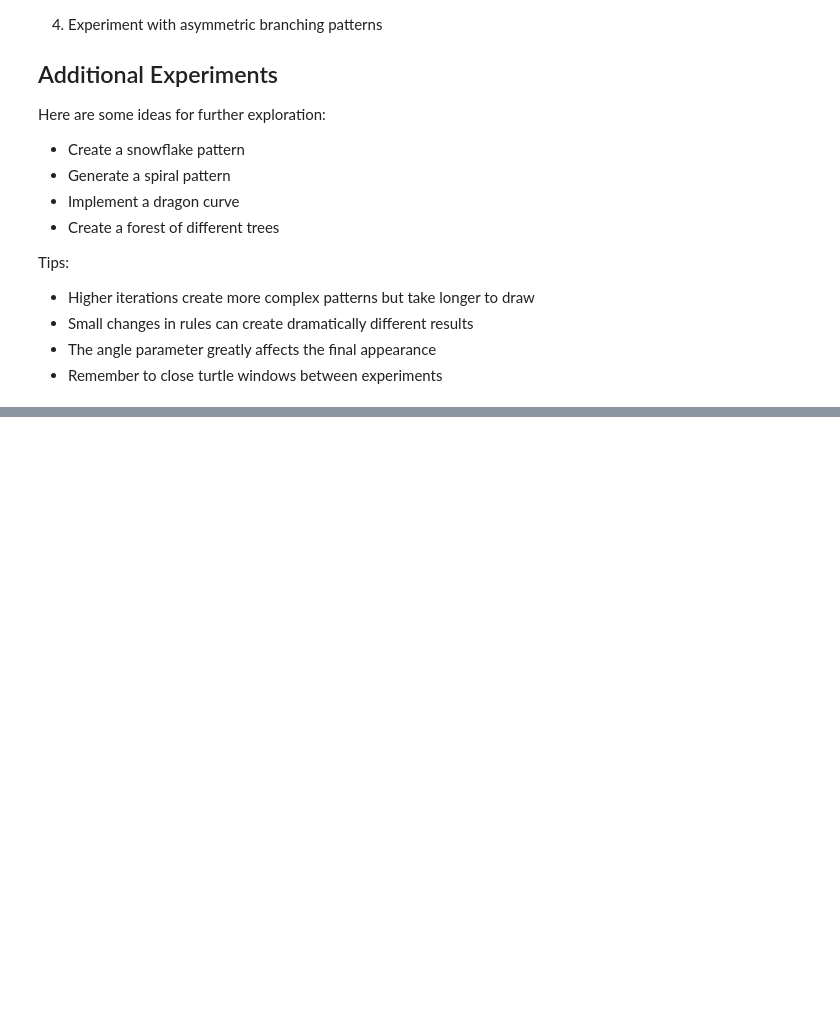
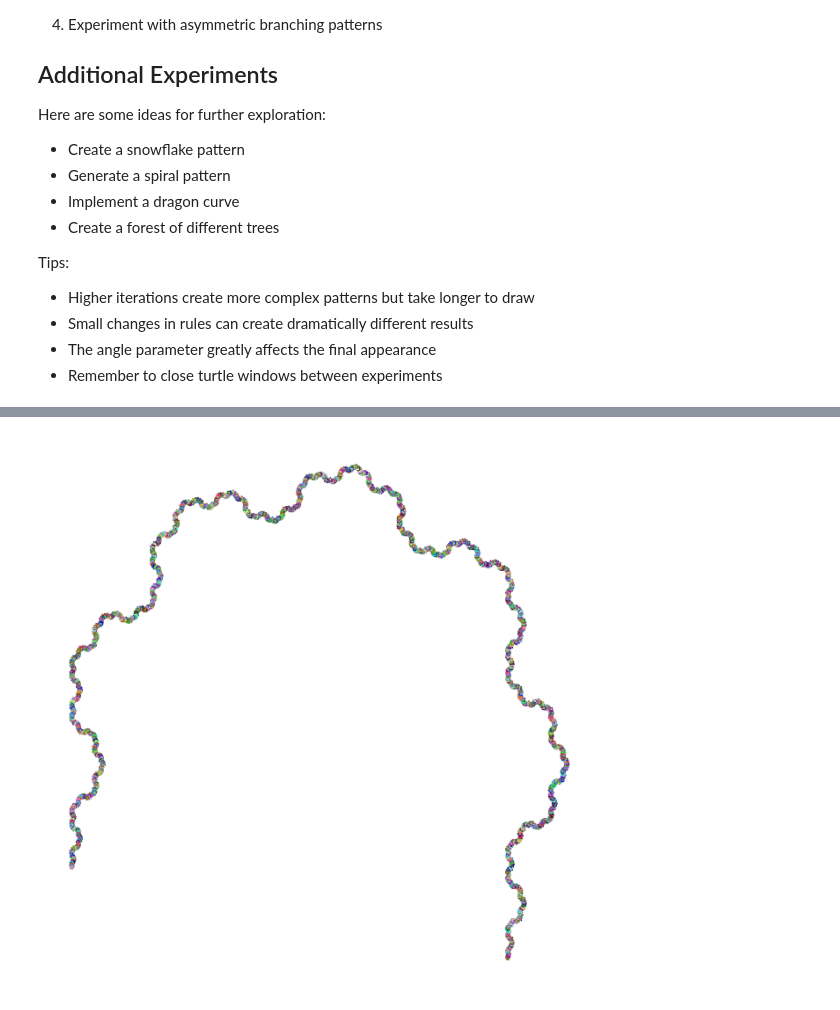
Before and after one commit to AfterALLo/Lab-3, a Jupyter notebook: l-systems.ipynb, the cells around one changed output, grey strips where cells are left out. Cells and saved outputs as stored; diff of their text form; code cells hidden in the pictures; blank space fills up the shorter version.

```diff
--- a/l-systems.ipynb
+++ b/l-systems.ipynb
@@ -164,0 +232,5 @@ Tips:
+# %%
+flower_axiom = "F--F--F"
+flower_rules = {
+    "F": "F+F--F+F"
+}
@@ -164,0 +247,5 @@ Tips:
+# %%
+instructions = generate_lsystem(flower_axiom, flower_rules, 5)
+draw_lsystem_matplotlib(instructions, angle=40, step=5, base_thickness=3, color_mode="random")
+# %% [output]
+[figure, added]
```
Also changed, not shown: parts of 7 cells of this notebook.
